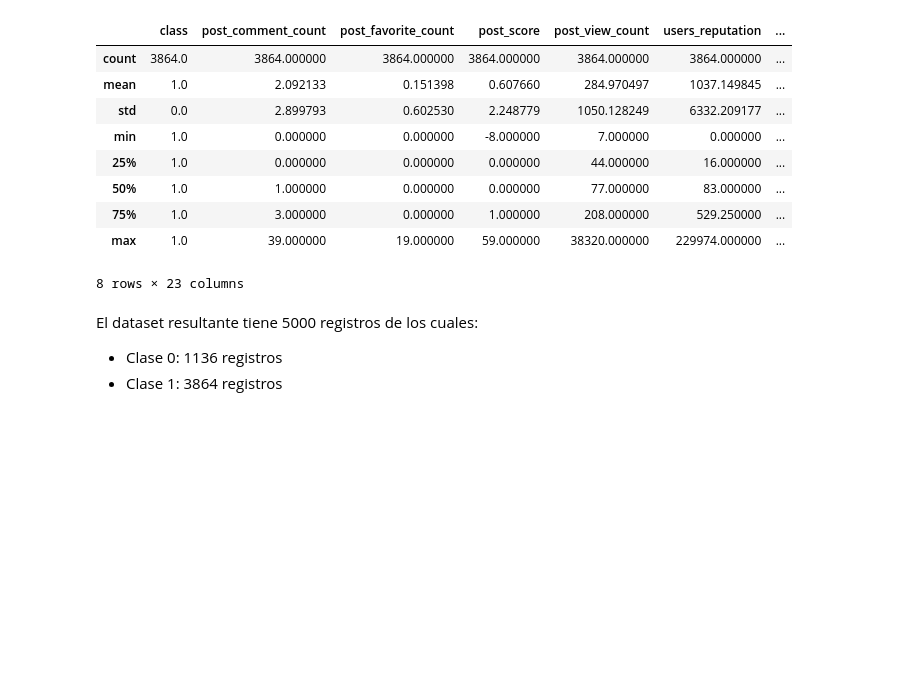
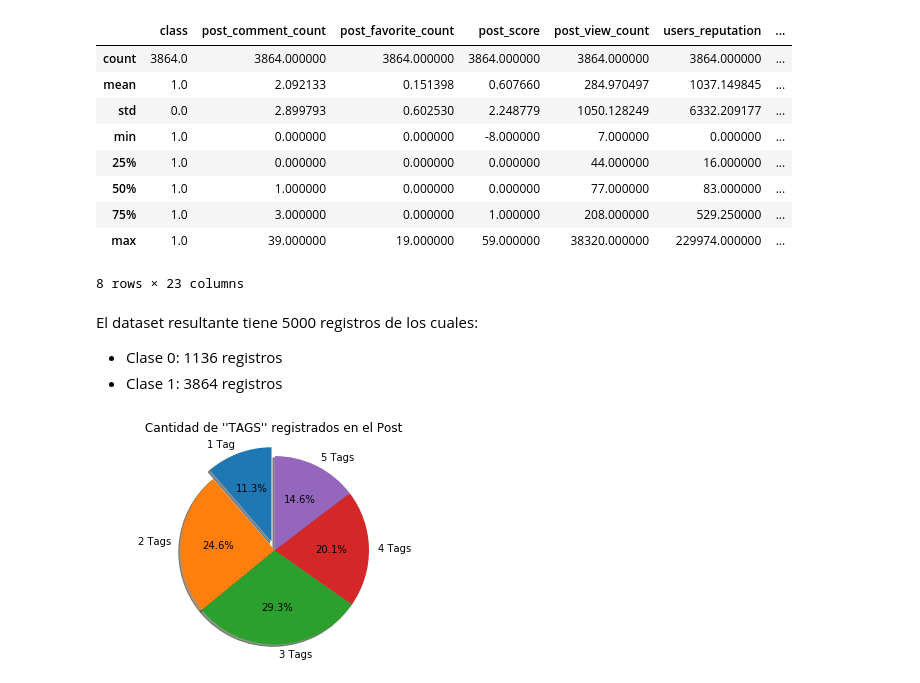
Before and after one commit to evelasquez-4/dataMining, a Jupyter notebook: proyectoMineria/preprocesamiento_Hito2.ipynb, the cells around one changed output. Drawn from its saved outputs; the diff is of its cells as text; code cells hidden in the pictures; blank space fills up the shorter version.

```diff
--- a/proyectoMineria/preprocesamiento_Hito2.ipynb
+++ b/proyectoMineria/preprocesamiento_Hito2.ipynb
@@ -229,3 +218,31 @@ class1.describe()
 El dataset resultante tiene 5000 registros de los cuales:
 * Clase 0: 1136 registros
 * Clase 1: 3864 registros
+# %%
+import numpy as np
+import pandas as pd
+import matplotlib.pyplot as plt
+%matplotlib inline
+
+dataTag = df2[["tags_popularity", "num_tags"]]
+totalTags = len(dataTag['num_tags'])
+
+ar = np.array(dataTag['num_tags'])
+
+g1 = ar[np.where(ar == 1)]
+g2 = ar[np.where(ar == 2)]
+g3 = ar[np.where(ar == 3)]
+g4 = ar[np.where(ar == 4)]
+g5 = ar[np.where(ar == 5)]
+
+labels = '1 Tag', '2 Tags', '3 Tags', '4 Tags','5 Tags'
+sizes = [len(g1) , len(g2), len(g3), len(g4) ,len(g5)]
+explode = (0.1, 0, 0, 0, 0)
+
+fig1, ax1 = plt.subplots()
+ax1.pie(sizes, explode=explode, labels=labels, autopct='%1.1f%%',shadow=True, startangle=90)
+ax1.axis('equal')
+ax1.set_title(" Cantidad de ''TAGS'' registrados en el Post ")
+plt.show()
+# %% [output]
+[figure, added]
```
Also changed, not shown: parts of 10 cells of this notebook.
